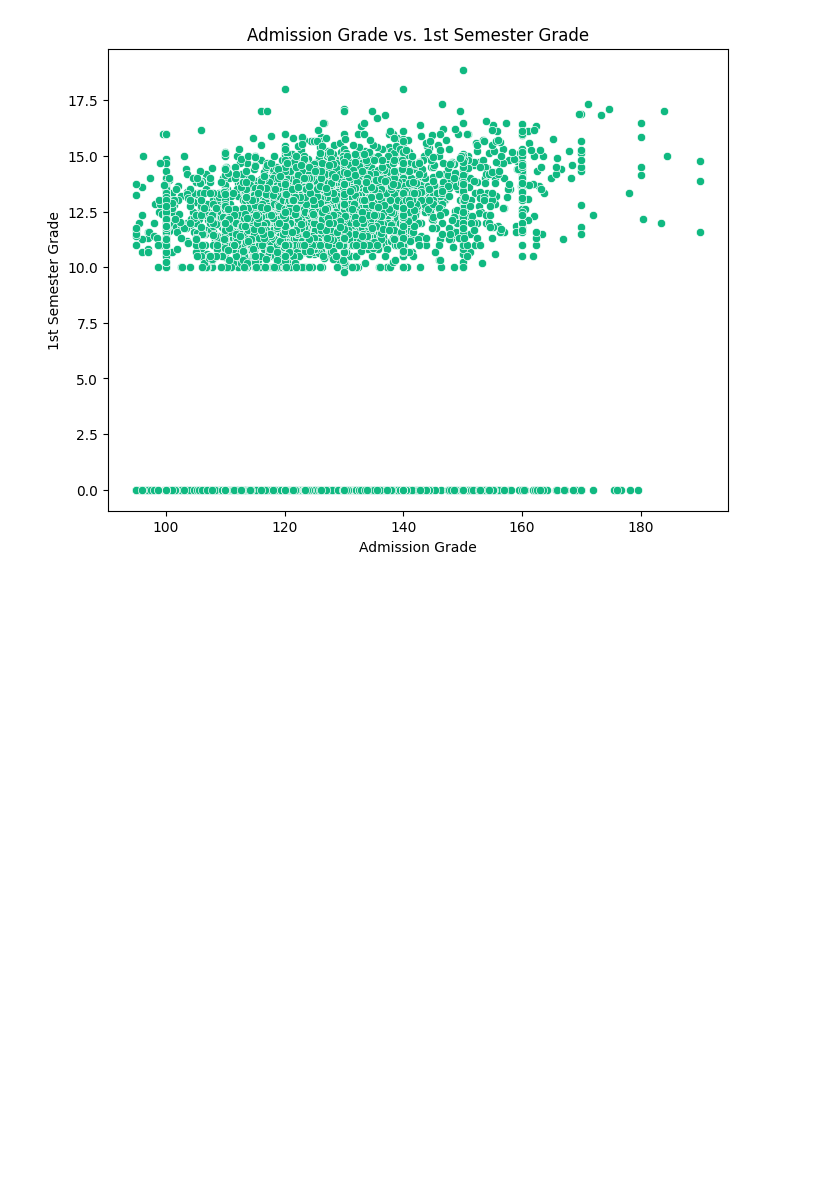
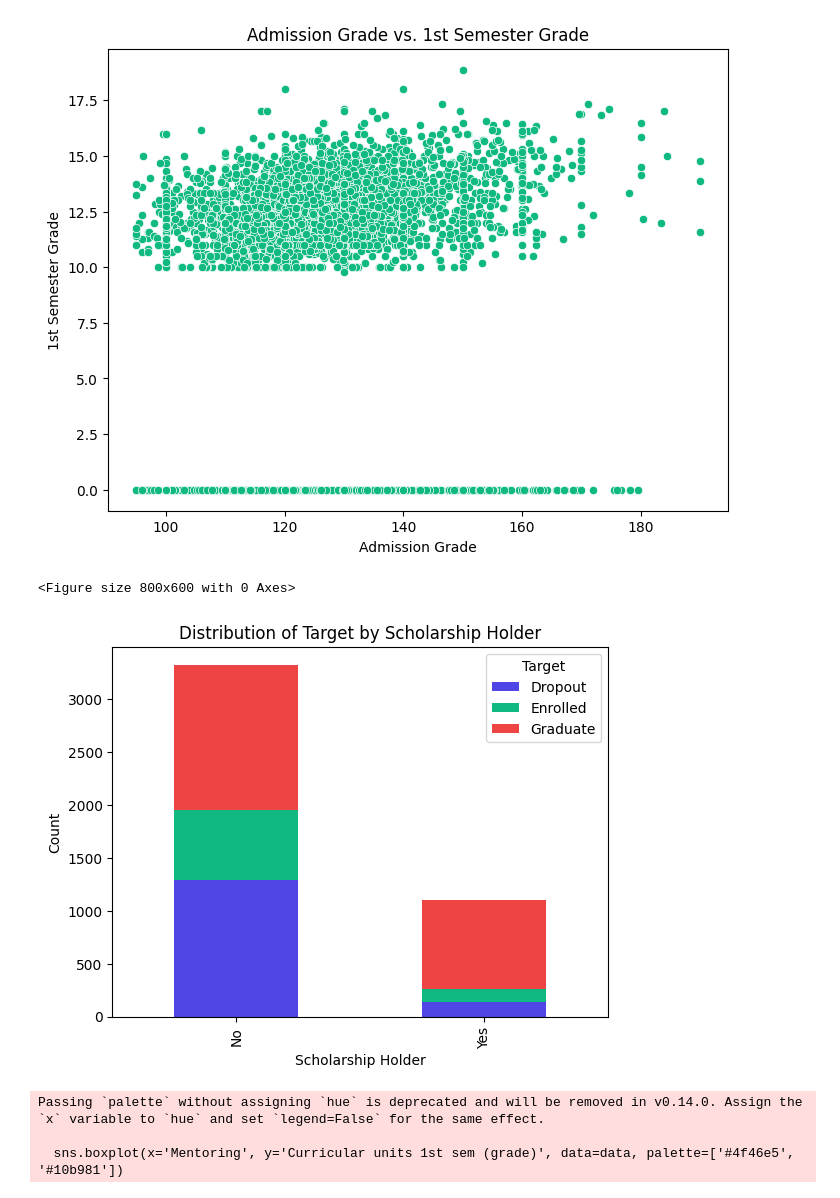
Before and after one commit to signofcommunication/Tugas-Matana-University, a Jupyter notebook: UAS_Statistika_Probabilitas.ipynb, the cells around one changed output. Saved outputs shown, nothing was run; the diff lists cells and outputs as text; code cells hidden in the pictures; blank space fills up the shorter version.

Commit message:
Updated Visualization

```diff
--- a/UAS_Statistika_Probabilitas.ipynb
+++ b/UAS_Statistika_Probabilitas.ipynb
@@ -9,11 +11,16 @@ import pandas as pd
 # Load the dataset
 data = pd.read_csv('data.csv', sep=';')
 
+# Membersihkan data
 data['Admission grade'] = pd.to_numeric(data['Admission grade'], errors='coerce').fillna(0)
 data['Curricular units 1st sem (grade)'] = pd.to_numeric(data['Curricular units 1st sem (grade)'], errors='coerce').fillna(0)
 data['Curricular units 2nd sem (grade)'] = pd.to_numeric(data['Curricular units 2nd sem (grade)'], errors='coerce').fillna(0)
 data['Gender'] = data['Gender'].map({1: 'Male', 0: 'Female'})
 data['Scholarship holder'] = data['Scholarship holder'].map({1: 'Yes', 0: 'No'})
+data['Target'] = data['Target'].fillna('Unknown')  # Mengisi nilai hilang jika ada
+
+# Simulasi kolom mentoring (contoh: 50% data menerima mentoring)
+data['Mentoring'] = np.random.choice(['Yes', 'No'], size=len(data), p=[0.5, 0.5])
 
 # Menghitung statistik deskriptif untuk variabel numerik
 numeric_stats = data[['Admission grade', 'Curricular units 1st sem (grade)', 'Curricular units 2nd sem (grade)']].describe()
@@ -34,6 +41,31 @@ category_dist = data['Target'].value_counts(normalize=True) * 100
 print("\nDistribusi Kategori (Target) [%]:")
 print(category_dist)
 
+# 1. Chi-Square Test (Scholarship holder vs Target)
+contingency_table = pd.crosstab(data['Scholarship holder'], data['Target'])
+chi2, p, dof, expected = chi2_contingency(contingency_table)
+print("\nChi-Square Test Results:")
+print(f"Chi-Square Value: {chi2:.4f}")
+print(f"P-Value: {p:.4f}")
+print(f"Degrees of Freedom: {dof}")
+print("Expected Frequencies:\n", expected)
+
+# 2. P-Value Analysis (t-test untuk Admission grade berdasarkan Target)
+graduate_grade = data[data['Target'] == 'Graduate']['Admission grade'].dropna()
+dropout_grade = data[data['Target'] == 'Dropout']['Admission grade'].dropna()
+t_stat, p_val = ttest_ind(graduate_grade, dropout_grade, nan_policy='omit')
+print("\nP-Value Analysis (t-test: Graduate vs Dropout Admission Grade):")
+print(f"T-Statistic: {t_stat:.4f}")
+print(f"P-Value: {p_val:.4f}")
+
+# 3. A/B Testing (t-test berdasarkan Mentoring dan GPA)
+mentoring_yes = data[data['Mentoring'] == 'Yes']['Curricular units 1st sem (grade)'].dropna()
+mentoring_no = data[data['Mentoring'] == 'No']['Curricular units 1st sem (grade)'].dropna()
+t_stat_ab, p_val_ab = ttest_ind(mentoring_yes, mentoring_no, nan_policy='omit')
+print("\nA/B Testing (t-test) Results:")
+print(f"T-Statistic: {t_stat_ab:.4f}")
+print(f"P-Value: {p_val_ab:.4f}")
+
 # Visualisasi: Bar Chart untuk Distribusi Target
 plt.figure(figsize=(8, 6))
 sns.countplot(x='Target', data=data, palette=['#4f46e5', '#10b981', '#ef4444'])
@@ -49,6 +81,23 @@ plt.title('Admission Grade vs. 1st Semester Grade')
 plt.xlabel('Admission Grade')
 plt.ylabel('1st Semester Grade')
 plt.show()
+
+# Visualisasi: Stacked Bar Chart untuk Scholarship Holder vs Target
+plt.figure(figsize=(8, 6))
+pd.crosstab(data['Scholarship holder'], data['Target']).plot(kind='bar', stacked=True, color=['#4f46e5', '#10b981', '#ef4444'])
+plt.title('Distribution of Target by Scholarship Holder')
+plt.xlabel('Scholarship Holder')
+plt.ylabel('Count')
+plt.legend(title='Target')
+plt.show()
+
+# Visualisasi: Box Plot untuk GPA by Mentoring Status
+plt.figure(figsize=(8, 6))
+sns.boxplot(x='Mentoring', y='Curricular units 1st sem (grade)', data=data, palette=['#4f46e5', '#10b981'])
+plt.title('GPA Distribution by Mentoring Status')
+plt.xlabel('Mentoring')
+plt.ylabel('1st Semester Grade (GPA Proxy)')
+plt.show()
 # %% [output]
 Statistik Deskriptif Numerik:
        Admission grade  Curricular units 1st sem (grade)  \
@@ -70,5 +119,10 @@ Name: proportion, dtype: float64
 Passing `palette` without assigning `hue` is deprecated and will be removed in v0.14.0. Assign the `x` variable to `hue` and set `legend=False` for the same effect.
 
   sns.countplot(x='Target', data=data, palette=['#4f46e5', '#10b981', '#ef4444'])
 [figure]
 [figure]
+<Figure size 800x600 with 0 Axes>
+[figure, added]
+Passing `palette` without assigning `hue` is deprecated and will be removed in v0.14.0. Assign the `x` variable to `hue` and set `legend=False` for the same effect.
+
+  sns.boxplot(x='Mentoring', y='Curricular units 1st sem (grade)', data=data, palette=['#4f46e5', '#10b981'])
```
Also changed, not shown: parts of 2 cells of this notebook.
